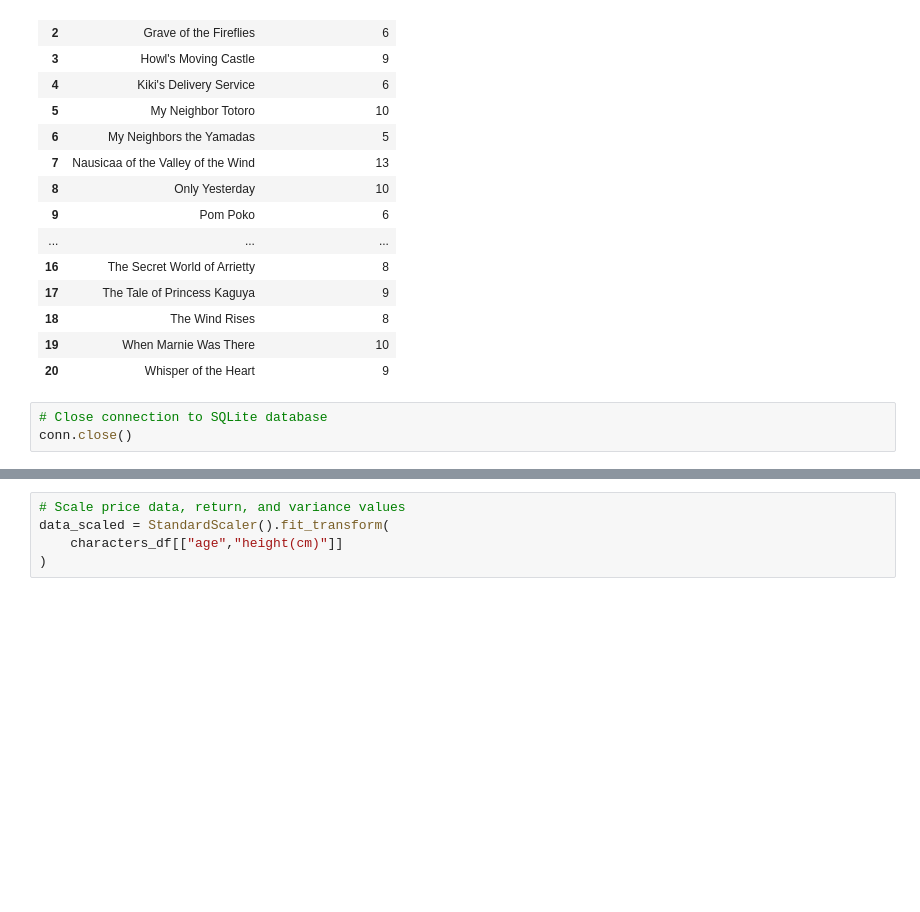
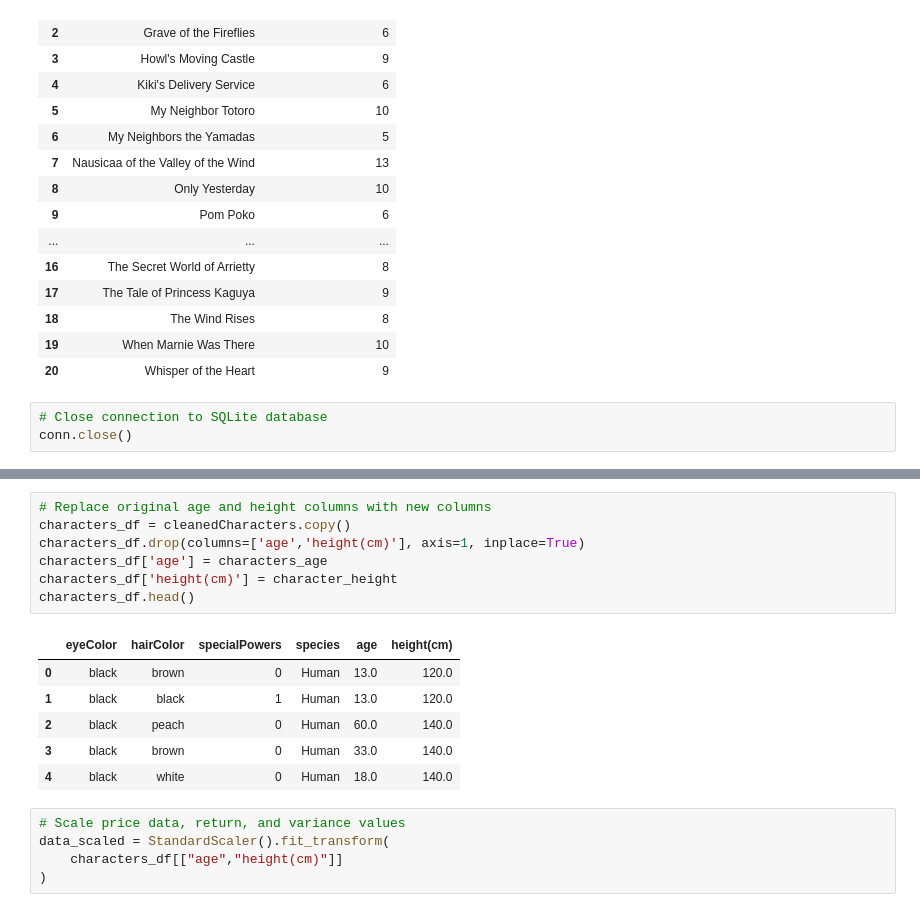
Before and after one commit to theexiong/project4, a Jupyter notebook: SGNeuralNetwork.ipynb, the cells around one changed output, grey strips where cells are left out. Drawn from its saved outputs; the diff is of its cells as text; blank space fills up the shorter version.

```diff
--- a/SGNeuralNetwork.ipynb
+++ b/SGNeuralNetwork.ipynb
@@ -239,3 +255,17 @@ characters_df.head(20)
+# %%
+# Replace original age and height columns with new columns
+characters_df = cleanedCharacters.copy()
+characters_df.drop(columns=['age','height(cm)'], axis=1, inplace=True)
+characters_df['age'] = characters_age
+characters_df['height(cm)'] = character_height
+characters_df.head()
+# %% [output]
+|  | eyeColor | hairColor | specialPowers | species | age | height(cm) |
+| 0 | black | brown | 0 | Human | 13.0 | 120.0 |
+| 1 | black | black | 1 | Human | 13.0 | 120.0 |
+| 2 | black | peach | 0 | Human | 60.0 | 140.0 |
+| 3 | black | brown | 0 | Human | 33.0 | 140.0 |
+| 4 | black | white | 0 | Human | 18.0 | 140.0 |
 # %%
 # Scale price data, return, and variance values
 data_scaled = StandardScaler().fit_transform(
```
Also changed, not shown: parts of 17 cells of this notebook.
